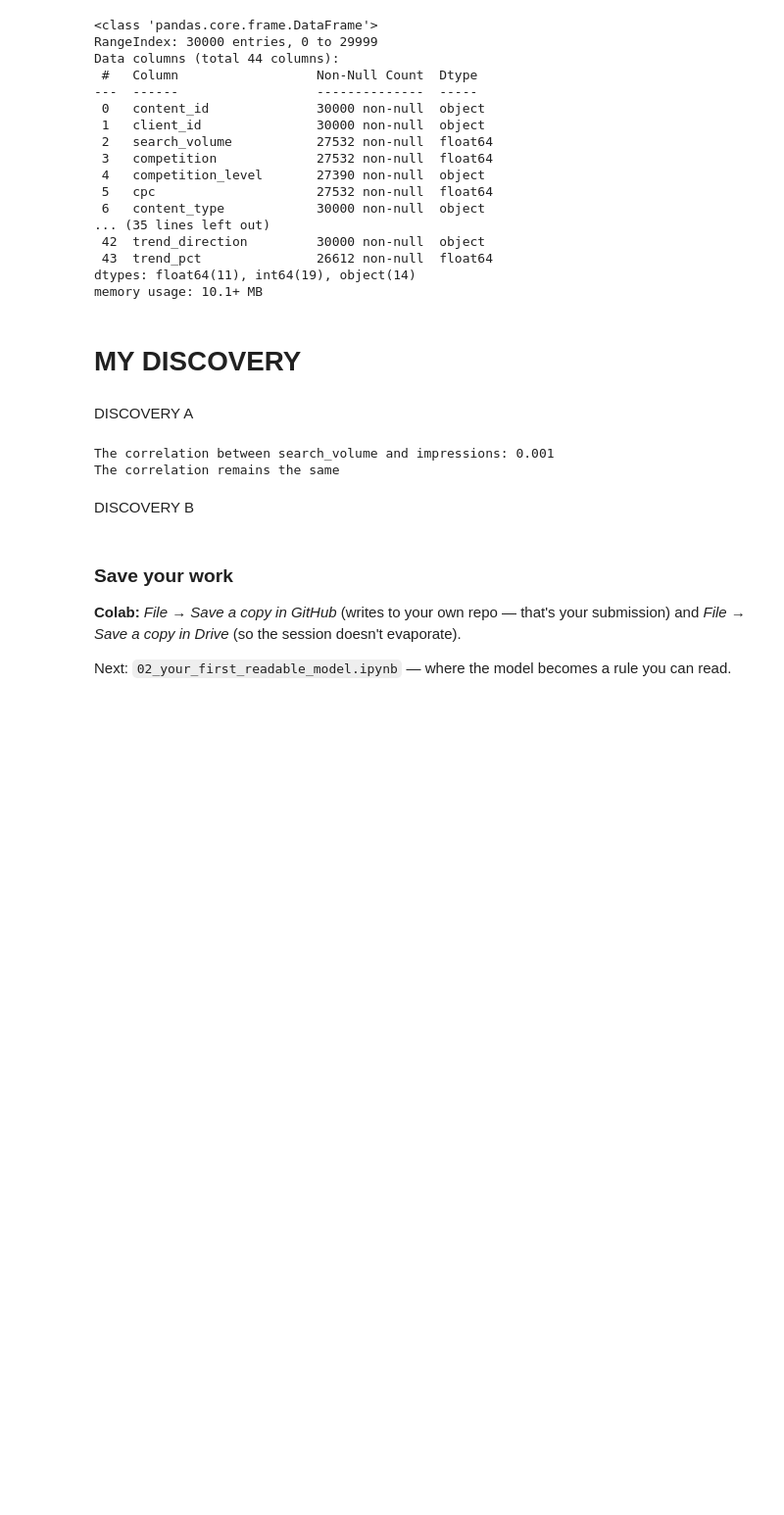
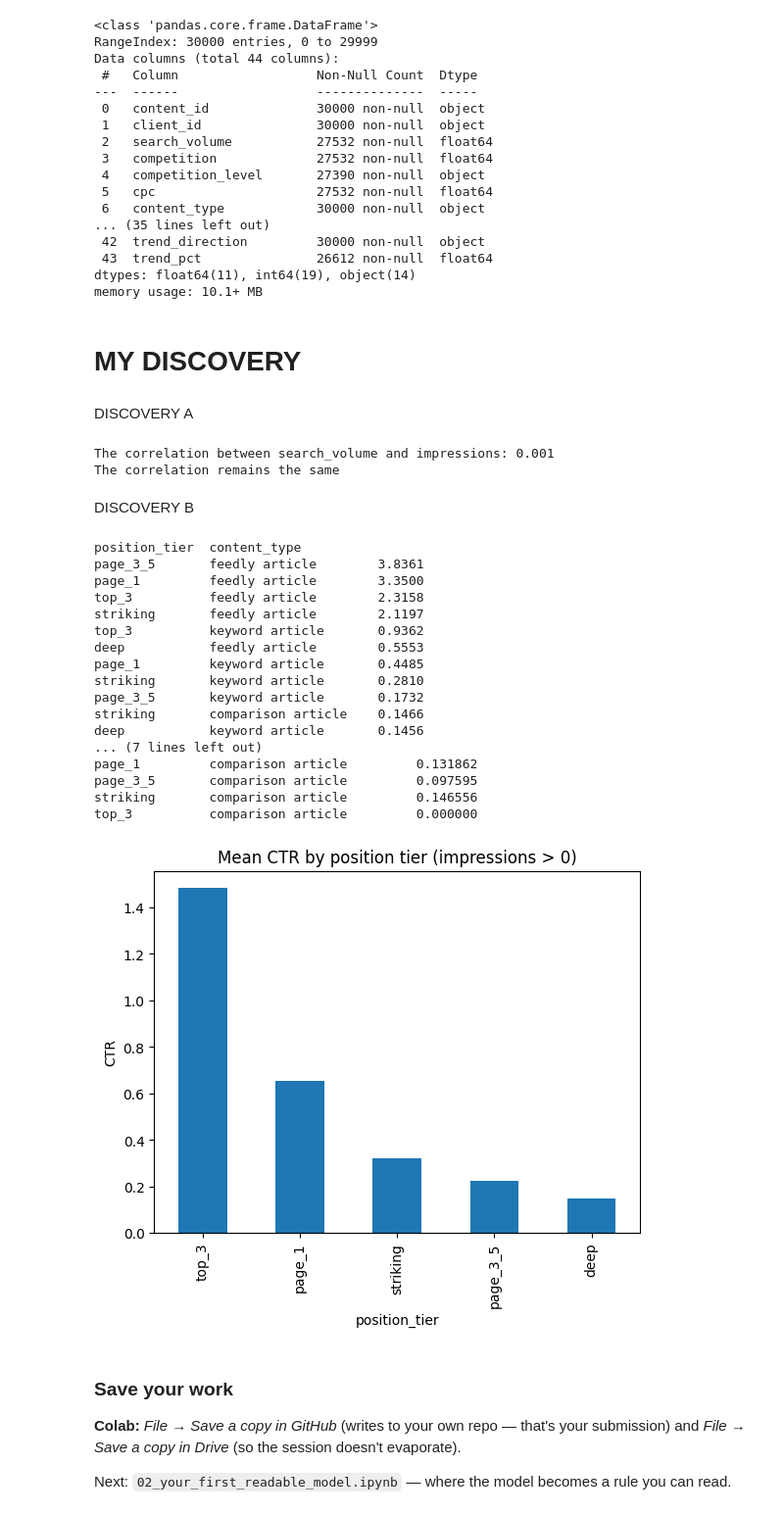
Before and after one commit to iamkaosarat/MLflyrankinternship, a Jupyter notebook: notebooks/01_first_look_and_discovery.ipynb, the cells around one changed output. Shown at 98% size. Cells and saved outputs as stored; diff of their text form; code cells hidden in the pictures; blank space fills up the shorter version.

```diff
--- a/notebooks/01_first_look_and_discovery.ipynb
+++ b/notebooks/01_first_look_and_discovery.ipynb
@@ -202,6 +202,48 @@ The correlation between search_volume and impressions: 0.001
 The correlation remains the same
 # %% [markdown]
 DISCOVERY B
+# %%
+
+ctr_by_pos.plot(kind="bar", title="Mean CTR by position tier (impressions > 0)", ylabel="CTR");
+
+
+# Filter for positive impressions
+filtered_df = df[df["impressions_90d"] > 0]
+
+# Calculate mean CTR per position tier and content type
+ctr_by_pos_content = filtered_df.groupby(["position_tier", "content_type"])["ctr"].mean().sort_values(ascending=False)
+print(ctr_by_pos_content.round(4))
+
+# Get the worst content type for EACH position tier
+worst_per_pos = ctr_by_pos_content.groupby("position_tier").idxmin().apply(lambda x: x[1])
+worst_ctr_values = ctr_by_pos_content.groupby("position_tier").min()
+
+# Combine into a clear summary DataFrame
+summary = pd.DataFrame({
+    "Worst Content Type": worst_per_pos,
+    "Lowest Mean CTR": worst_ctr_values
+})
+
+print(summary)
+# %% [output]
+position_tier  content_type
+page_3_5       feedly article        3.8361
+page_1         feedly article        3.3500
+top_3          feedly article        2.3158
+striking       feedly article        2.1197
+top_3          keyword article       0.9362
+deep           feedly article        0.5553
+page_1         keyword article       0.4485
+striking       keyword article       0.2810
+page_3_5       keyword article       0.1732
+striking       comparison article    0.1466
+deep           keyword article       0.1456
+... (7 lines left out)
+page_1         comparison article         0.131862
+page_3_5       comparison article         0.097595
+striking       comparison article         0.146556
+top_3          comparison article         0.000000
+[figure, added]
 # %% [markdown]
 ### Save your work
 **Colab:** *File → Save a copy in GitHub* (writes to your own repo — that's your submission) and *File → Save a copy in Drive* (so the session doesn't evaporate).
```
Also changed, not shown: parts of 1 cell of this notebook.
